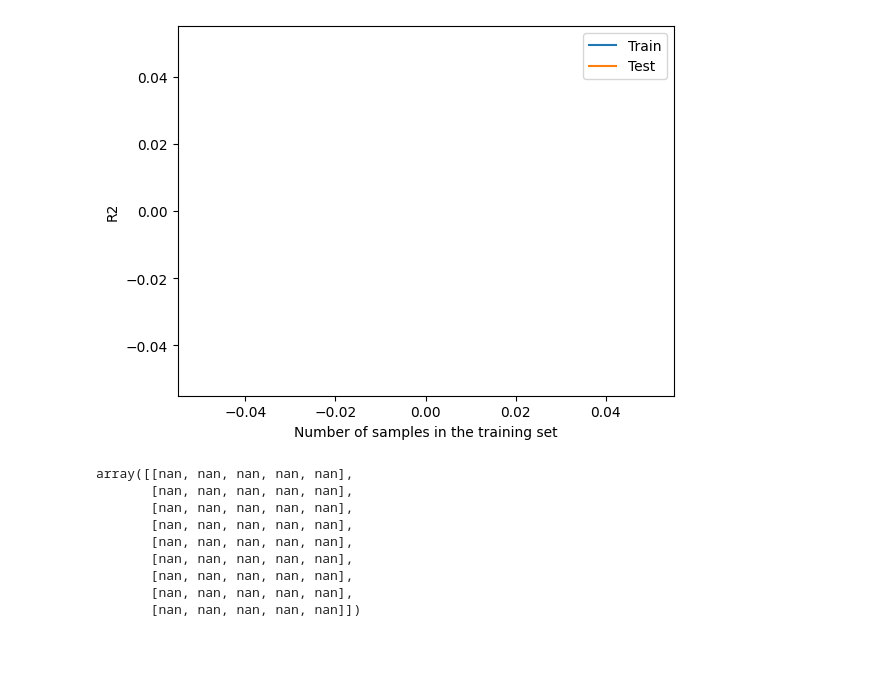
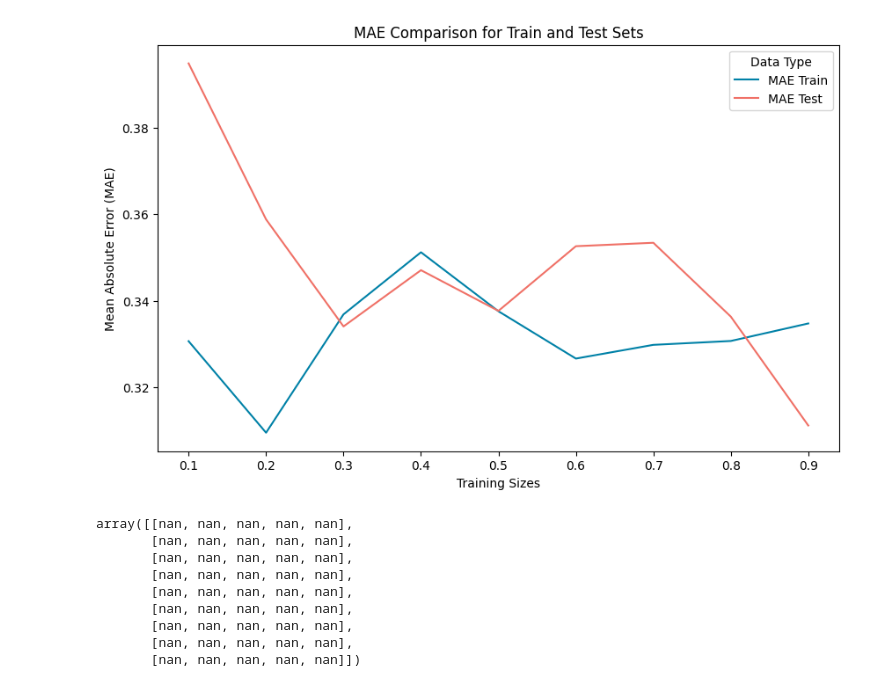
Before and after one commit to victoris93/contrastive-reg, a Jupyter notebook: learning_curve.ipynb, the cells around one changed output. Drawn from its saved outputs; the diff is of its cells as text; code cells hidden in the pictures; blank space fills up the shorter version.

Commit message:
learning curves w/ cv

```diff
--- a/learning_curve.ipynb
+++ b/learning_curve.ipynb
@@ -306,16 +354,3 @@ class KernelizedSupCon(nn.Module):
         # loss
         loss = - (self.temperature / self.base_temperature) * log_prob
         return loss.mean()
-# %%
-from torch.utils.data import ConcatDataset
-
-train_dataset = MatData("matrices.npy", "participants.csv", "age", train=True, train_size = 100, test_size = 50)
-test_dataset = MatData("matrices.npy", "participants.csv", "age", train=False, train_size = 100, test_size = 50)
-dataset = ConcatDataset([train_dataset, test_dataset])
-
-dataloader = DataLoader(dataset, batch_size=len(dataset), shuffle = False)
-X, y = loader_to_numpy(dataloader)
-X = X.squeeze(1)
-
-X_train, y_train = X[:100], y[:100]
-X_test, y_test = X[100:], y[100:]
@@ -469,10 +522,0 @@ KeyboardInterrupt:
-# %%
-train_sizes, train_scores, test_scores = learning_curve(
-    estimator=model,
-    train_sizes = [0.1, 0.2, 0.3, 0.4, 0.5, 0.6, 0.7, 0.8, 0.9],
-    X=X,  # Combined features
-    y=y,
-    cv = 5,
-    scoring='r2',
-    verbose = 2
-)
@@ -503,9 +523,24 @@ make_scorer(r2_score)
-# %%
-display = LearningCurveDisplay(train_sizes=train_sizes, train_scores=train_scores, test_scores=test_scores, score_name="R2")
-display.plot()
-plt.show()
-# %% [output]
-[figure, removed]
+# %%
+results = pd.DataFrame({"MAE Train": mae_train_list, "MAE Test":mae_test_list, "R2 Train":r2_train_list, "R2_Test":r2_test_list, "Train Sizes":train_sizes})
+# %%
+plt.figure(figsize=(10, 6))
+
+# Plot the training MAE
+sns.lineplot(data=results, x="Train Sizes", y="MAE Train", label="MAE Train", color="#0081a7")
+
+# Plot the testing MAE
+sns.lineplot(data=results, x="Train Sizes", y="MAE Test", label="MAE Test", color="#f07167")
+
+# Adding some plot details
+plt.title("MAE Comparison for Train and Test Sets")
+plt.ylabel("Mean Absolute Error (MAE)")
+plt.xlabel("Training Sizes")
+plt.legend(title="Data Type")
+
+# Show the plot
+plt.show()
+# %% [output]
+[figure, added]
 # %%
 train_scores
 # %% [output]
```
Also changed, not shown: parts of 11 cells of this notebook.
